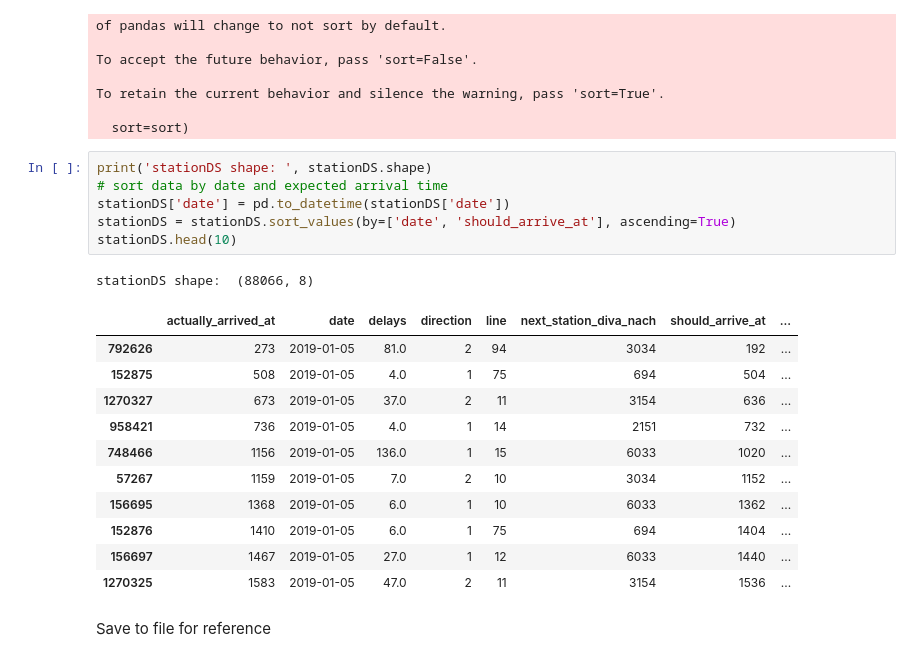
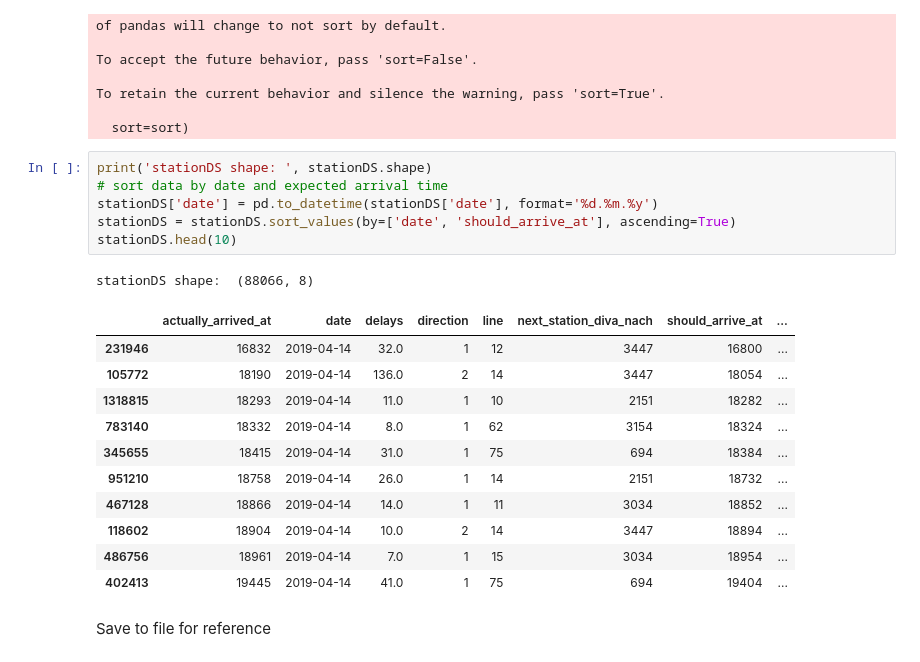
Before and after one commit to mfaizanse/path4-delay-prediction, a Jupyter notebook: delay_prediction.ipynb, the cells around one changed output. Drawn from its saved outputs; the diff is of its cells as text.

```diff
--- a/delay_prediction.ipynb
+++ b/delay_prediction.ipynb
@@ -55,22 +55,22 @@ To retain the current behavior and silence the warning, pass 'sort=True'.
 # %%
 print('stationDS shape: ', stationDS.shape)
 # sort data by date and expected arrival time
-stationDS['date'] = pd.to_datetime(stationDS['date'])
+stationDS['date'] = pd.to_datetime(stationDS['date'], format='%d.%m.%y')
 stationDS = stationDS.sort_values(by=['date', 'should_arrive_at'], ascending=True)
 stationDS.head(10)
 # %% [output]
 stationDS shape:  (88066, 8)
 |  | actually_arrived_at | date | delays | direction | line | next_station_diva_nach | should_arrive_at | ... |
-| 792626 | 273 | 2019-01-05 | 81.0 | 2 | 94 | 3034 | 192 | ... |
-| 152875 | 508 | 2019-01-05 | 4.0 | 1 | 75 | 694 | 504 | ... |
-| 1270327 | 673 | 2019-01-05 | 37.0 | 2 | 11 | 3154 | 636 | ... |
-| 958421 | 736 | 2019-01-05 | 4.0 | 1 | 14 | 2151 | 732 | ... |
-| 748466 | 1156 | 2019-01-05 | 136.0 | 1 | 15 | 6033 | 1020 | ... |
-| 57267 | 1159 | 2019-01-05 | 7.0 | 2 | 10 | 3034 | 1152 | ... |
-| 156695 | 1368 | 2019-01-05 | 6.0 | 1 | 10 | 6033 | 1362 | ... |
-| 152876 | 1410 | 2019-01-05 | 6.0 | 1 | 75 | 694 | 1404 | ... |
-| 156697 | 1467 | 2019-01-05 | 27.0 | 1 | 12 | 6033 | 1440 | ... |
-| 1270325 | 1583 | 2019-01-05 | 47.0 | 2 | 11 | 3154 | 1536 | ... |
+| 231946 | 16832 | 2019-04-14 | 32.0 | 1 | 12 | 3447 | 16800 | ... |
+| 105772 | 18190 | 2019-04-14 | 136.0 | 2 | 14 | 3447 | 18054 | ... |
+| 1318815 | 18293 | 2019-04-14 | 11.0 | 1 | 10 | 2151 | 18282 | ... |
+| 783140 | 18332 | 2019-04-14 | 8.0 | 1 | 62 | 3154 | 18324 | ... |
+| 345655 | 18415 | 2019-04-14 | 31.0 | 1 | 75 | 694 | 18384 | ... |
+| 951210 | 18758 | 2019-04-14 | 26.0 | 1 | 14 | 2151 | 18732 | ... |
+| 467128 | 18866 | 2019-04-14 | 14.0 | 1 | 11 | 3034 | 18852 | ... |
+| 118602 | 18904 | 2019-04-14 | 10.0 | 2 | 14 | 3447 | 18894 | ... |
+| 486756 | 18961 | 2019-04-14 | 7.0 | 1 | 15 | 3034 | 18954 | ... |
+| 402413 | 19445 | 2019-04-14 | 41.0 | 1 | 75 | 694 | 19404 | ... |
 # %% [markdown]
 Save to file for reference
 # %%
```
Also changed, not shown: parts of 9 cells of this notebook.
